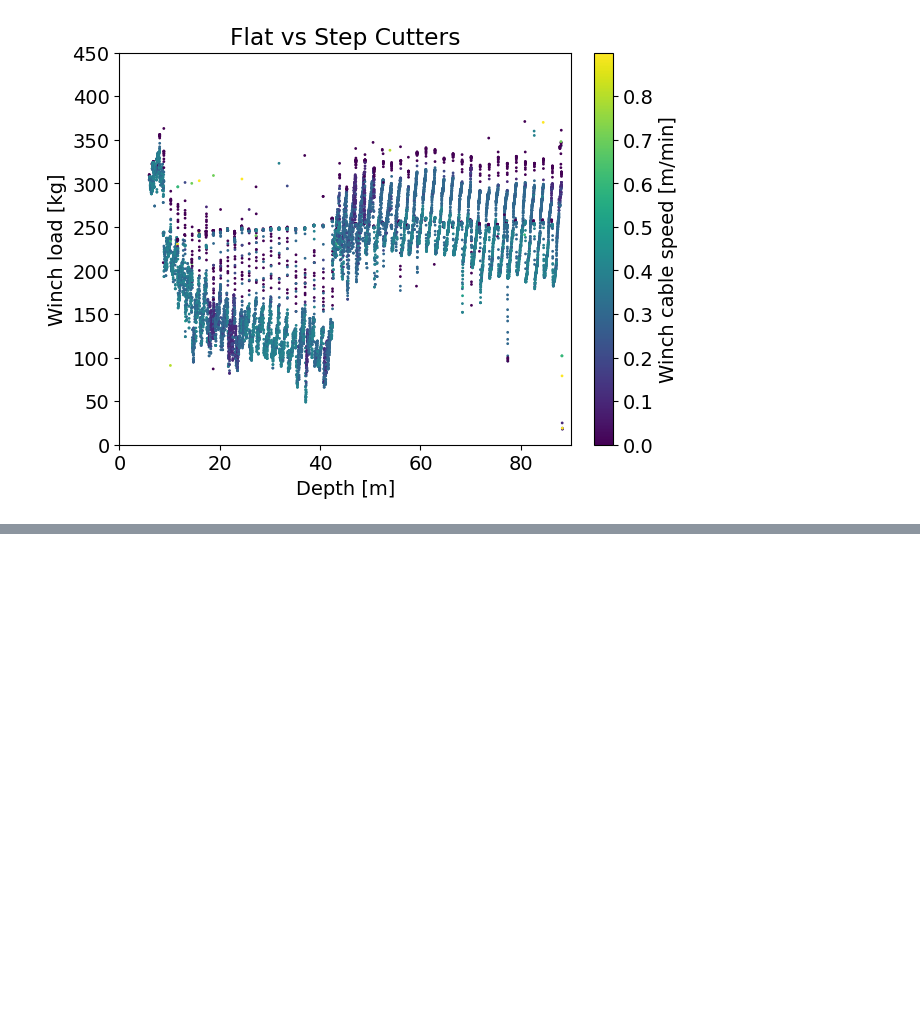
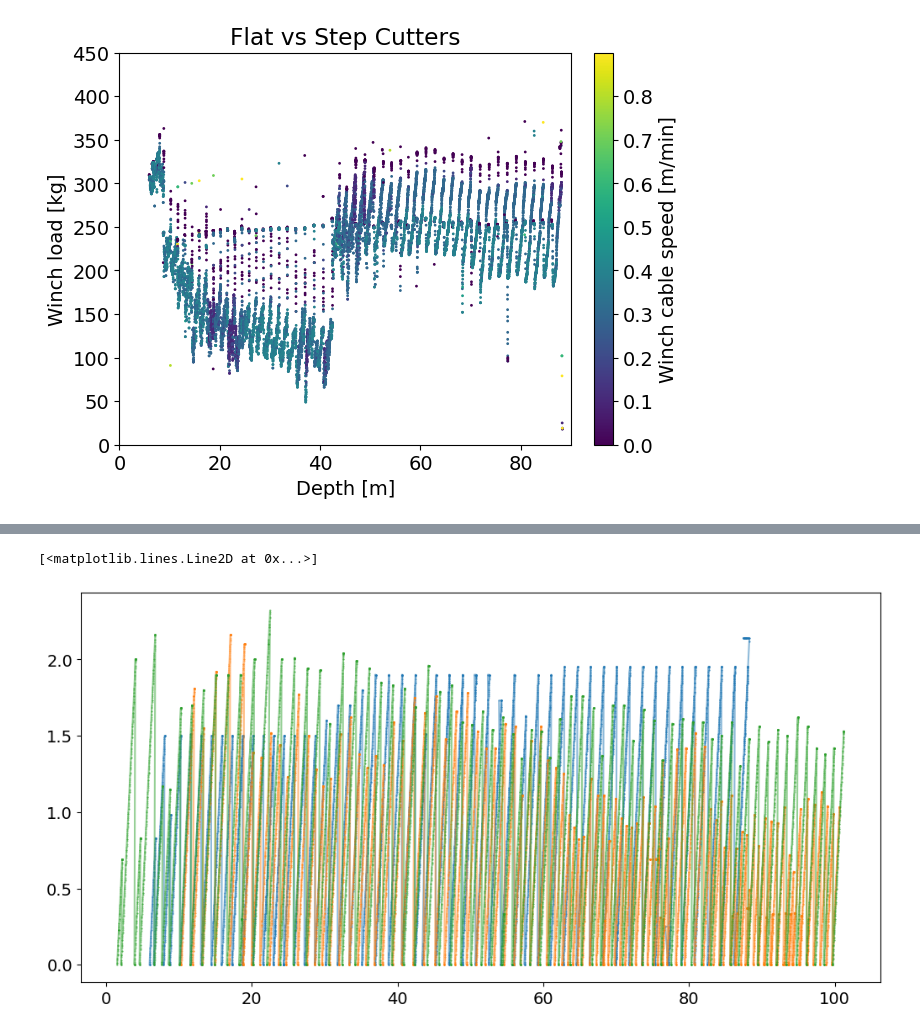
Before and after one commit to RNO-G/bigraid_log_reader, a Jupyter notebook: proceedings_notebook.ipynb, the cells around one changed output, grey strips where cells are left out. Drawn from its saved outputs; the diff is of its cells as text; code cells hidden in the pictures; blank space fills up the shorter version.

```diff
--- a/proceedings_notebook.ipynb
+++ b/proceedings_notebook.ipynb
@@ -111,0 +190,31 @@ fig.savefig("flat_vs_step_cutters_winch_load.pdf")
+# %%
+# I think I like better the plot above even though it's not great
+fig, (ax) = plt.subplots(1, 1, sharey=True, sharex=True)
+fig.set_figwidth(10)
+fig.set_figheight(5)
+
+r1= df["[PLC]WIRESPOOLEDOUT"][df["cutting"]==1].values
+x1 = df["[PLC]AUTODOWNSTOPDEPTH"][df["cutting"]==1].values
+y1 = df["[PLC]AUTODOWNSTOPDEPTH"][df["cutting"]==1].values+df["cut_depth"][df["cutting"]==1].values
+z1=df["cut_depth"][df["cutting"]==1].values
+ax.plot(r1,z1, label = '1',marker='.',alpha = 0.5)
+#plt.plot(r1)
+#plt.plot(x1)
+#plt.plot(y1)
+
+r1= df2["[PLC]WIRESPOOLEDOUT"][df2["cutting"]==1].values
+x1 = df2["[PLC]AUTODOWNSTOPDEPTH"][df2["cutting"]==1].values
+y1 = df2["[PLC]AUTODOWNSTOPDEPTH"][df2["cutting"]==1].values+df2["cut_depth"][df2["cutting"]==1].values
+z1=df2["cut_depth"][df2["cutting"]==1].values
+
+ax.plot(r1,z1, label = '2',marker='.',alpha = 0.5)
+
+r1= df3["[PLC]WIRESPOOLEDOUT"][df3["cutting"]==1].values
+x1 = df3["[PLC]AUTODOWNSTOPDEPTH"][df3["cutting"]==1].values
+y1 = df3["[PLC]AUTODOWNSTOPDEPTH"][df3["cutting"]==1].values+df3["cut_depth"][df3["cutting"]==1].values
+z1=df3["cut_depth"][df3["cutting"]==1].values
+
+ax.plot(r1,z1, label = '3',marker='.',alpha = 0.5)
+# %% [output]
+[<matplotlib.lines.Line2D at 0x...>]
+[figure, added]
```
Also changed, not shown: parts of 13 cells of this notebook.
